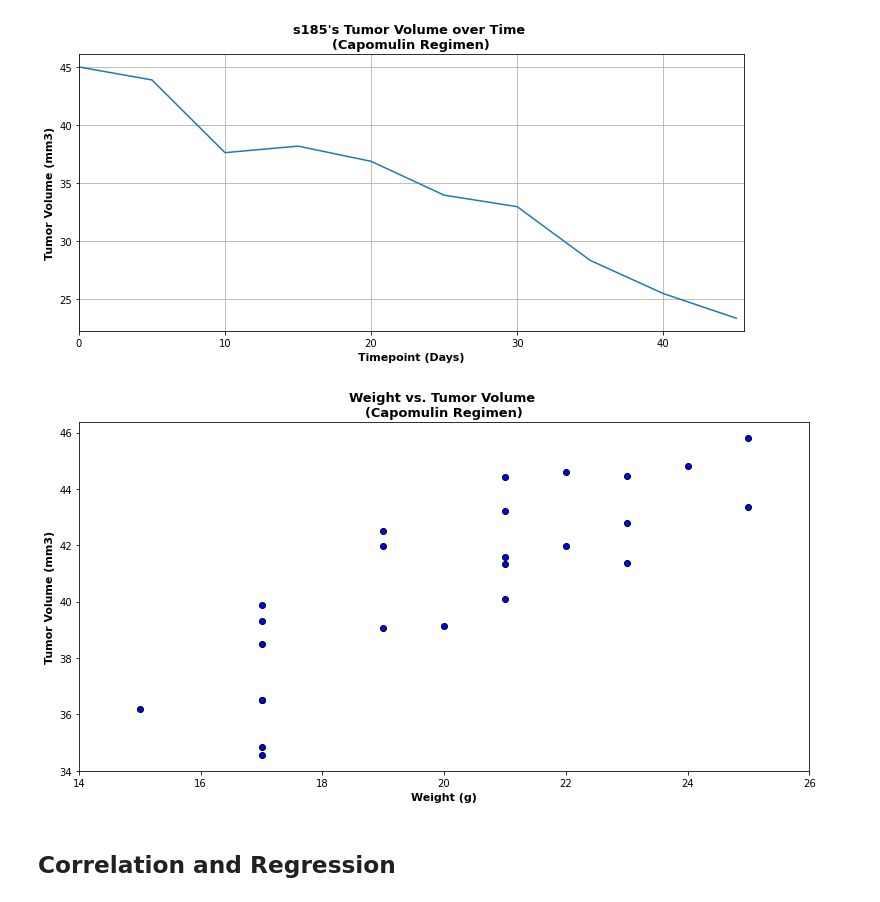
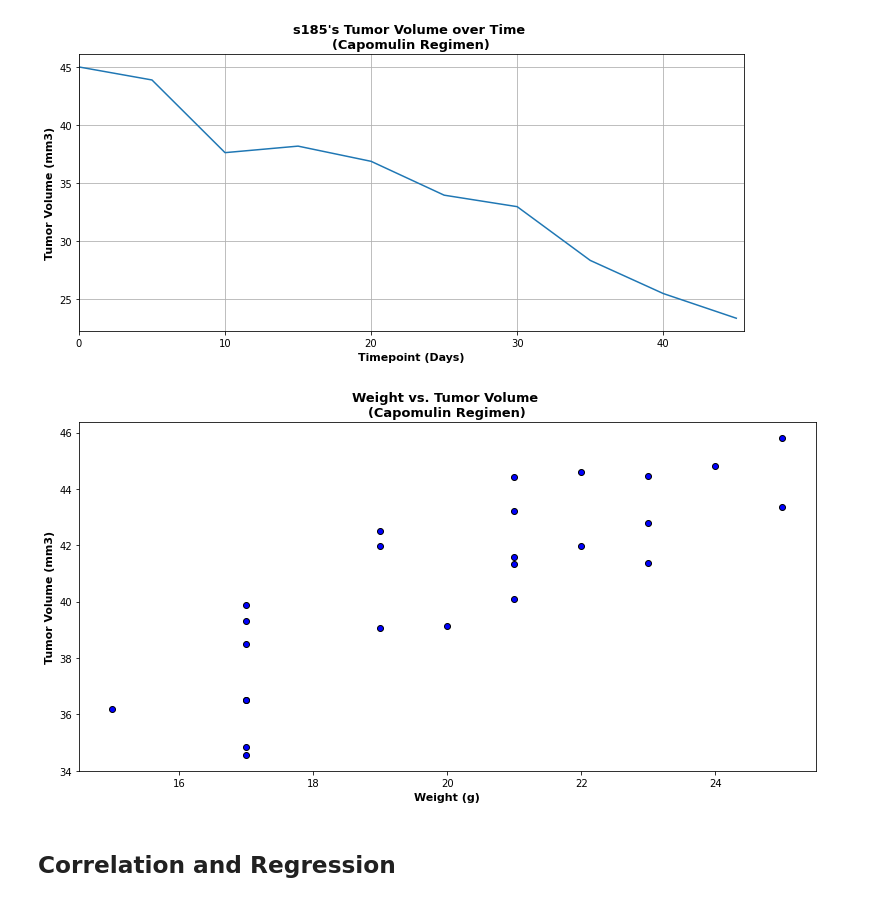
Before and after one commit to alexmartinez1745/Animal-Study-MatPlotLib, a Jupyter notebook: Pymaceuticals/pymaceuticals_starter.ipynb, the cells around one changed output. Saved outputs shown, nothing was run; the diff lists cells and outputs as text; code cells hidden in the pictures.

```diff
--- a/Pymaceuticals/pymaceuticals_starter.ipynb
+++ b/Pymaceuticals/pymaceuticals_starter.ipynb
@@ -414,28 +414,28 @@ plt.show()
 # %%
 # Generate a scatter plot of average tumor volume vs. mouse weight for the Capomulin regimen
 #grab unique mice in Capomulin regimen and find mean
 mice_id_cap = group_cap.groupby(['Mouse ID']).mean()
 
 #set x and y axis with weight of each mouse and tumor volume
 mouse_weight = mice_id_cap['Weight (g)']
 mouse_tum_vol = mice_id_cap['Tumor Volume (mm3)']
 
 #fig size
 plt.figure(figsize=(11,6))
 
 #create scatter plot
 plt.scatter(mouse_weight, mouse_tum_vol, facecolors="b", edgecolors="black")
 
 #set labels for line chart and limits
 plt.title("Weight vs. Tumor Volume \n(Capomulin Regimen)", fontsize=13, fontweight='bold')
 plt.xlabel('Weight (g)', fontsize=11, fontweight='bold')
 plt.ylabel('Tumor Volume (mm3)', fontsize=11, fontweight='bold')
-plt.xlim(14,26)
+plt.xlim(14.5,25.5)
 
 #display scatter
 plt.tight_layout()
 plt.show()
 # %% [output]
-[figure, old version]
+[figure, new version]
 # %% [markdown]
 ## Correlation and Regression
```
Also changed, not shown: parts of 2 cells of this notebook.
